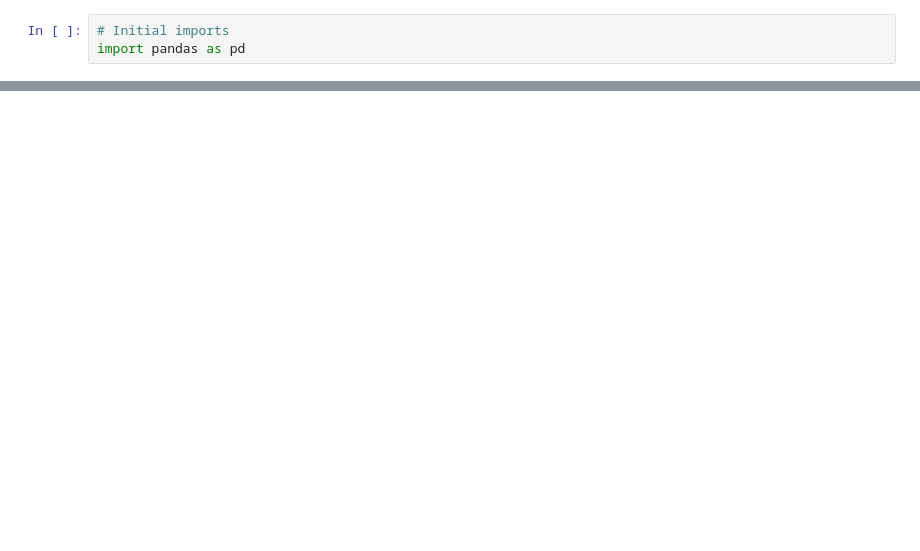
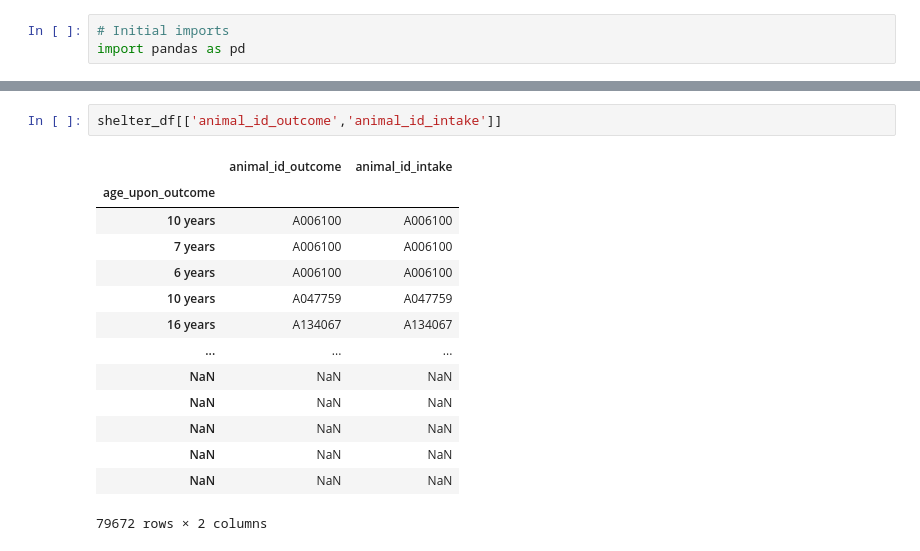
Before and after one commit to hookjamesa/austin_animal_shelter_analysis, a Jupyter notebook: segment1.ipynb, the cells around one changed output, grey strips where cells are left out. Drawn from its saved outputs; the diff is of its cells as text; blank space fills up the shorter version.

```diff
--- a/segment1.ipynb
+++ b/segment1.ipynb
@@ -29,0 +40,17 @@ shelter_df.head(25)
+# %%
+shelter_df[['animal_id_outcome','animal_id_intake']]
+# %% [output]
+|  | animal_id_outcome | animal_id_intake |
+| age_upon_outcome |  |  |
+| 10 years | A006100 | A006100 |
+| 7 years | A006100 | A006100 |
+| 6 years | A006100 | A006100 |
+| 10 years | A047759 | A047759 |
+| 16 years | A134067 | A134067 |
+| ... | ... | ... |
+| NaN | NaN | NaN |
+| NaN | NaN | NaN |
+| NaN | NaN | NaN |
+| NaN | NaN | NaN |
+| NaN | NaN | NaN |
+79672 rows × 2 columns
```
Also changed, not shown: parts of 7 cells of this notebook.
